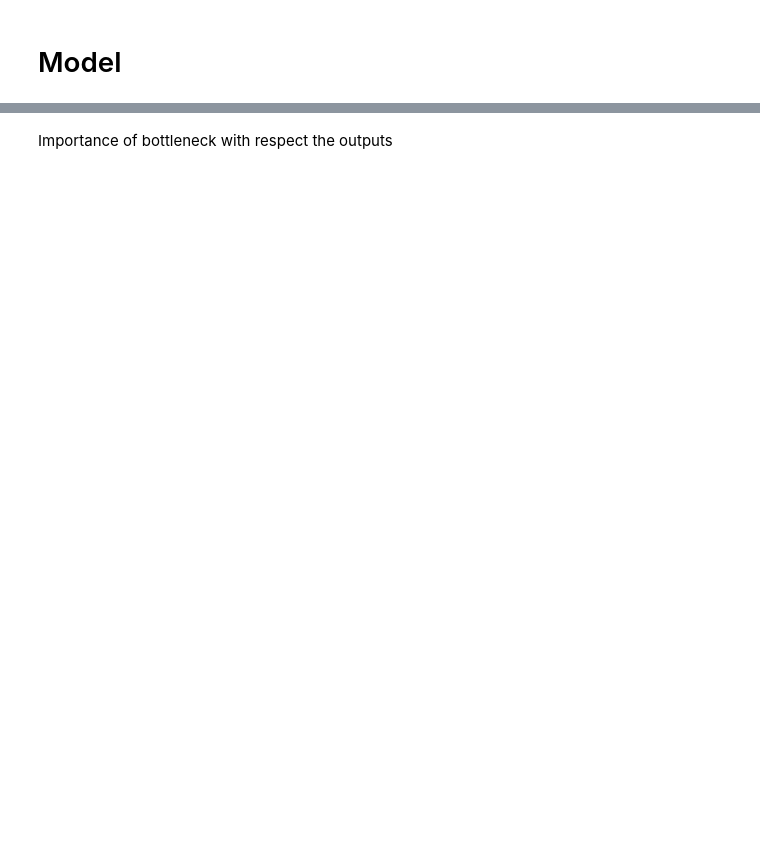
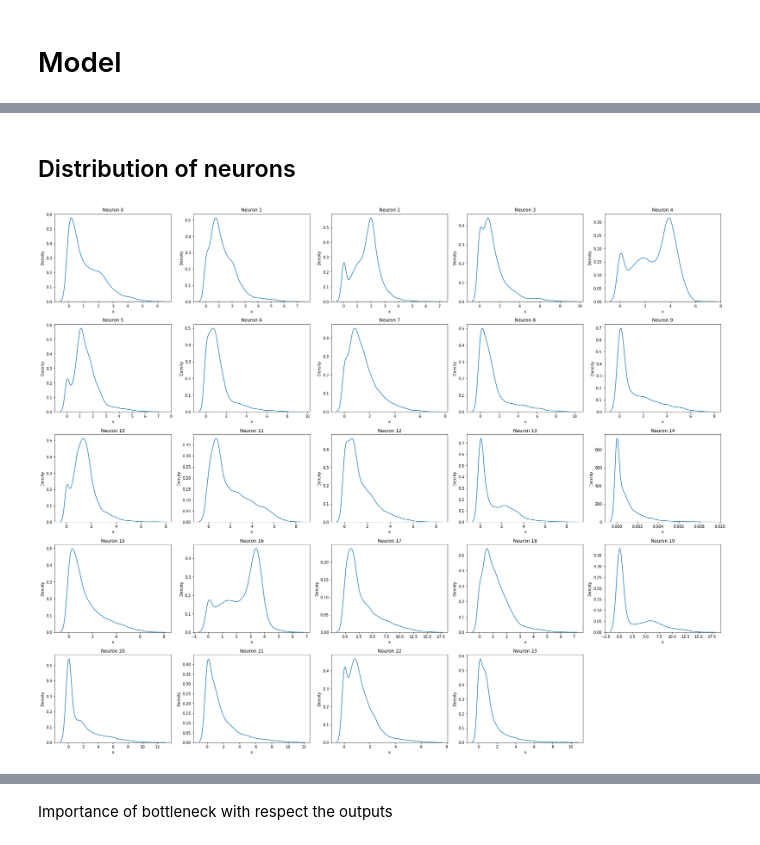
Before and after one commit to tonibofarull/TSAutoencoder, a Jupyter notebook: src/main.ipynb, the cells around one changed output, grey strips where cells are left out. Cells and saved outputs as stored; diff of their text form; code cells hidden in the pictures; blank space fills up the shorter version.

```diff
--- a/src/main.ipynb
+++ b/src/main.ipynb
@@ -140,11 +122,0 @@ print("Accuracy:", np.sum(np.diag(cm))/np.sum(cm))
-# %%
-from captum.attr import Saliency
-gbp = Saliency(lambda x : model(x)[0])
-
-inp = X_test[7419,:,:].reshape(1,1,96).requires_grad_()
-
-r = []
-for i in range(96):
-    a = gbp.attribute(inp, target=(0,i))
-    r.append(a.detach().numpy().flatten())
-sns.heatmap(r, cmap="gray")
@@ -150,0 +137,2 @@ sns.heatmap(r, cmap="gray")
+# %% [markdown]
+## Distribution of neurons
@@ -150,0 +145,9 @@ sns.heatmap(r, cmap="gray")
+# %%
+fig, axs = plt.subplots(nrows=5, ncols=5, figsize=(25,20), constrained_layout=True)
+axs[4,4].set_axis_off()
+for i in range(24):
+    aux = pd.DataFrame({"x": bn[:,i]})
+    axs.flat[i].set_title(f"Neuron {i}")
+    sns.kdeplot(data=aux, x="x", ax=axs.flat[i])
+# %% [output]
+[figure, added]
```
Also changed, not shown: parts of 56 cells of this notebook.
